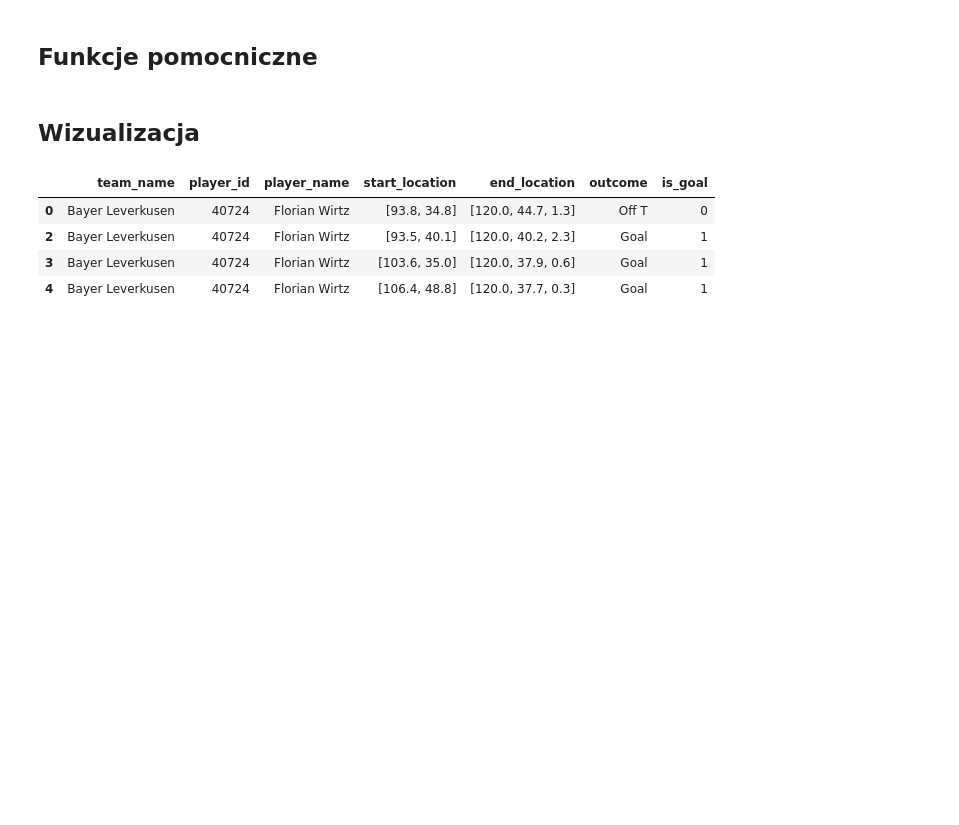
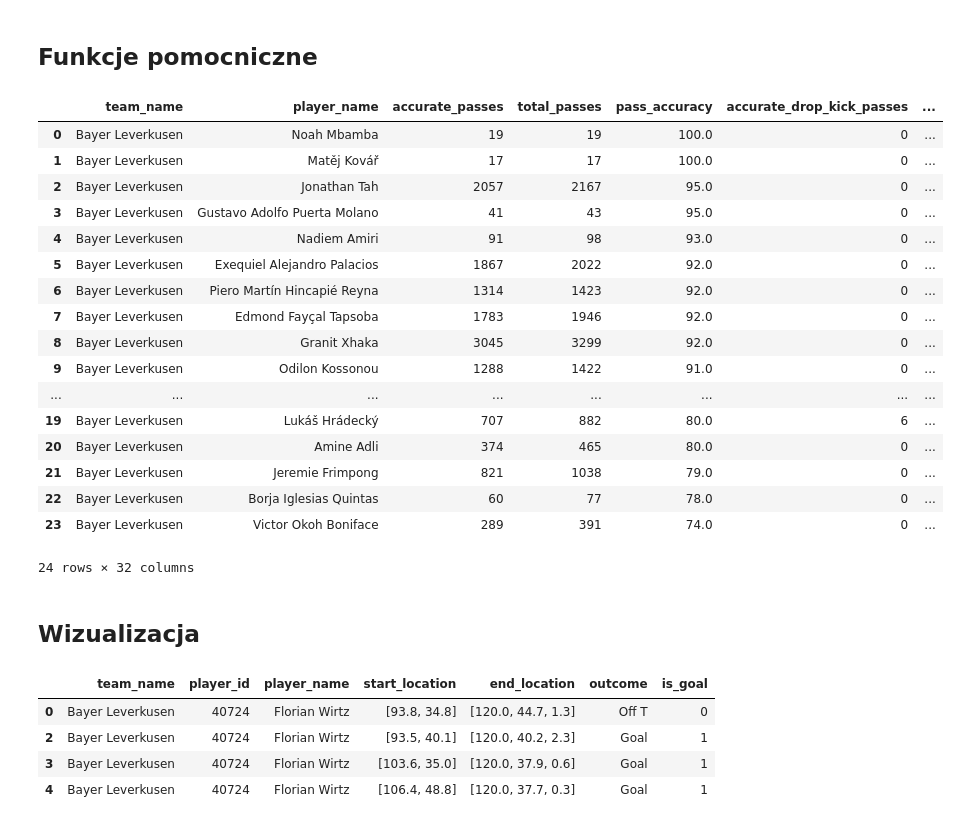
Before and after one commit to domino644/scala_football_analyzer, a Jupyter notebook: visualization/client.ipynb, the cells around one changed output. Cells and saved outputs as stored; diff of their text form; code cells hidden in the pictures; blank space fills up the shorter version.

Commit message:
fetchTeams function :

```diff
--- a/visualization/client.ipynb
+++ b/visualization/client.ipynb
@@ -21,6 +21,30 @@ def fetchEvents(eventID: int, stat: str, playerID:int = -1)->pd.DataFrame:
 # %%
 def fetchSeason(seasonID: int, competitonID: int, stat:str, playerID: int = -1)->pd.DataFrame:
     return pd.DataFrame(requests.get(url=URL + "/season", params={"competitionID":competitonID, "seasonID":seasonID,"stat":stat, "playerID":playerID}).json())
+# %%
+def fetchTeams(seasonID: int, competitionID: int, stat: str, teamID: int = 0, teamName: str = "") -> pd.DataFrame:
+    return pd.DataFrame(requests.get(url=URL + "/season/team", params={"competitionID":competitionID, "seasonID":seasonID, "stat":stat, "teamID":teamID, "teamName":teamName}).json())
+# %%
+fetchTeams(281,9,"pass",904)
+# %% [output]
+|  | team_name | player_name | accurate_passes | total_passes | pass_accuracy | accurate_drop_kick_passes | ... |
+| 0 | Bayer Leverkusen | Noah Mbamba | 19 | 19 | 100.0 | 0 | ... |
+| 1 | Bayer Leverkusen | Matěj Kovář | 17 | 17 | 100.0 | 0 | ... |
+| 2 | Bayer Leverkusen | Jonathan Tah | 2057 | 2167 | 95.0 | 0 | ... |
+| 3 | Bayer Leverkusen | Gustavo Adolfo Puerta Molano | 41 | 43 | 95.0 | 0 | ... |
+| 4 | Bayer Leverkusen | Nadiem Amiri | 91 | 98 | 93.0 | 0 | ... |
+| 5 | Bayer Leverkusen | Exequiel Alejandro Palacios | 1867 | 2022 | 92.0 | 0 | ... |
+| 6 | Bayer Leverkusen | Piero Martín Hincapié Reyna | 1314 | 1423 | 92.0 | 0 | ... |
+| 7 | Bayer Leverkusen | Edmond Fayçal Tapsoba | 1783 | 1946 | 92.0 | 0 | ... |
+| 8 | Bayer Leverkusen | Granit Xhaka | 3045 | 3299 | 92.0 | 0 | ... |
+| 9 | Bayer Leverkusen | Odilon Kossonou | 1288 | 1422 | 91.0 | 0 | ... |
+| ... | ... | ... | ... | ... | ... | ... | ... |
+| 19 | Bayer Leverkusen | Lukáš Hrádecký | 707 | 882 | 80.0 | 6 | ... |
+| 20 | Bayer Leverkusen | Amine Adli | 374 | 465 | 80.0 | 0 | ... |
+| 21 | Bayer Leverkusen | Jeremie Frimpong | 821 | 1038 | 79.0 | 0 | ... |
+| 22 | Bayer Leverkusen | Borja Iglesias Quintas | 60 | 77 | 78.0 | 0 | ... |
+| 23 | Bayer Leverkusen | Victor Okoh Boniface | 289 | 391 | 74.0 | 0 | ... |
+24 rows × 32 columns
 # %%
 def visualisePasses(startLocations: np.ndarray, endLocations: np.ndarray, passCompletion: np.ndarray)->None:
     pitch = Pitch(pitch_type='statsbomb', line_zorder=2,
```
